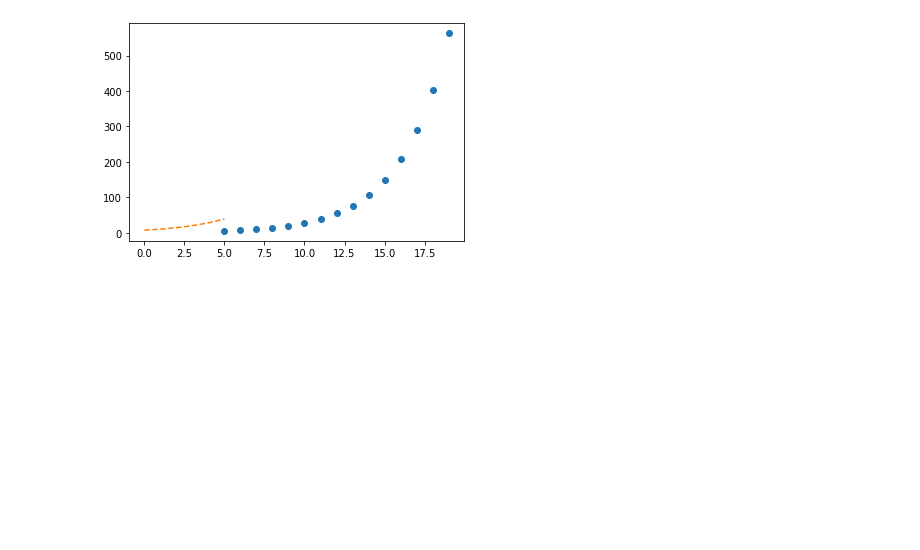
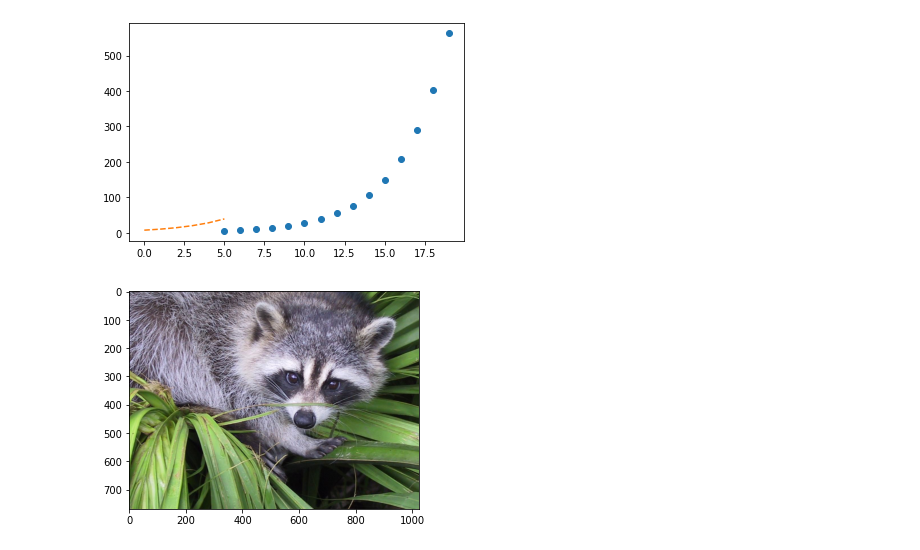
Before and after one commit to urmilapol/urmilapolprojects, a Jupyter notebook: scipy.ipynb, the cells around one changed output. Cells and saved outputs as stored; diff of their text form; code cells hidden in the pictures; blank space fills up the shorter version.

```diff
--- a/scipy.ipynb
+++ b/scipy.ipynb
@@ -108,3 +108,14 @@ plt.show
 # %% [output]
 <function matplotlib.pyplot.show>
 [figure]
+# %%
+from scipy import misc
+from matplotlib import pyplot as plt
+import numpy as np
+#get face image of panda from misc package
+panda = misc.face()
+#plot or show image of face
+plt.imshow( panda )
+plt.show()
+# %% [output]
+[figure, added]
```
Also changed, not shown: parts of 4 cells of this notebook.
